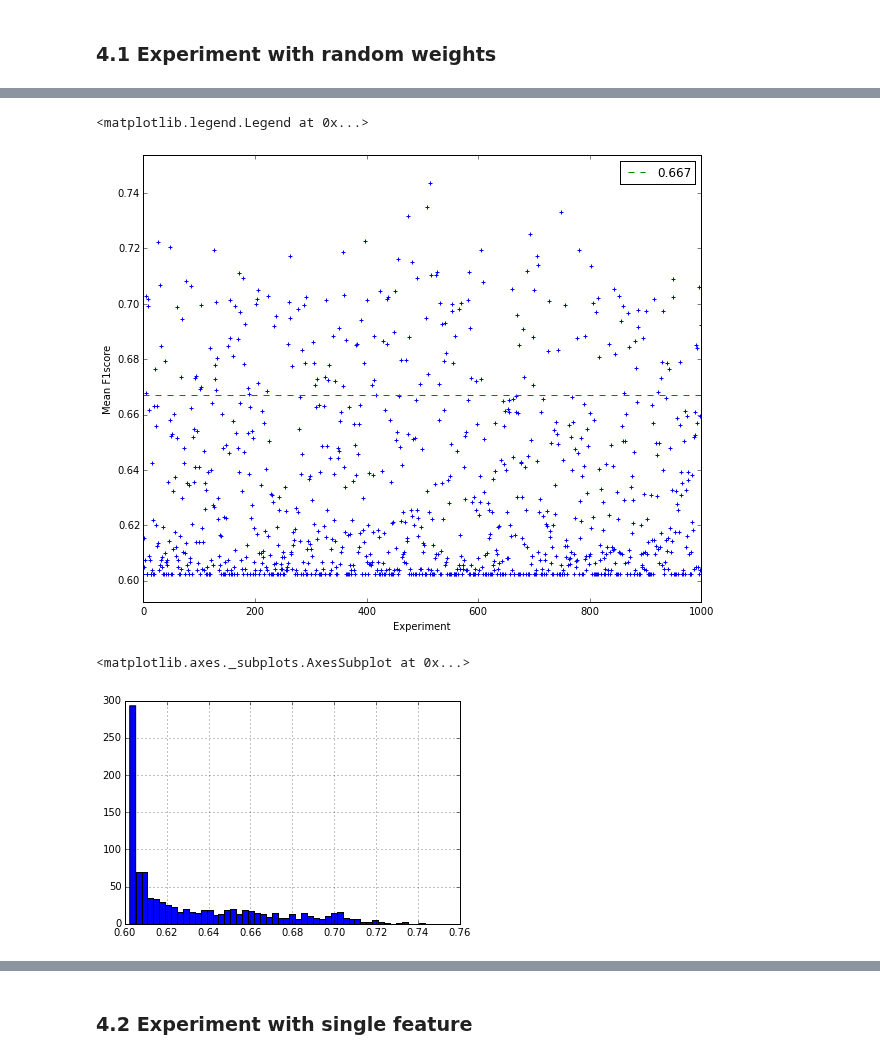
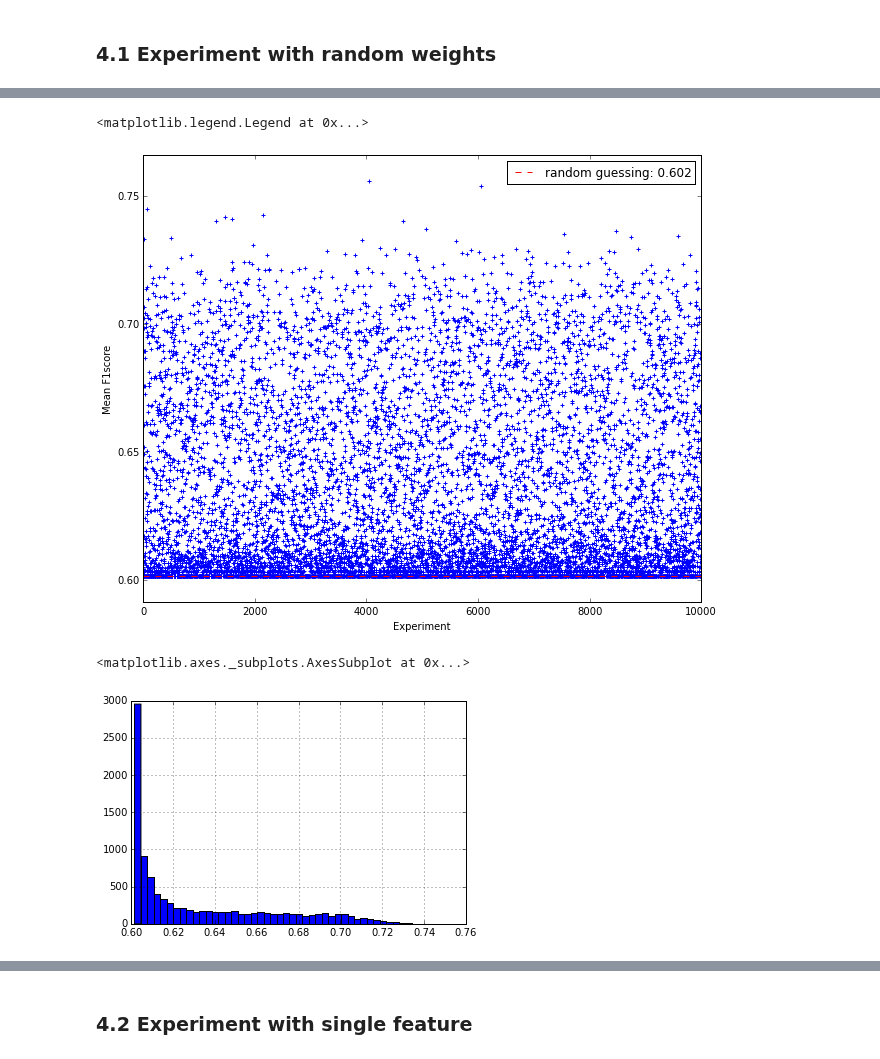
Before and after one commit to chengsoonong/digbeta, a Jupyter notebook: tour/experiment.ipynb, the cells around one changed output, grey strips where cells are left out. Cells and saved outputs as stored; diff of their text form; code cells hidden in the pictures.

Commit message:
set random seed, add real random guessing F1score, dump poi/sequence/features using pandas/pickle, 1e4 random weights, boxplot with single feature experiment

```diff
--- a/tour/experiment.ipynb
+++ b/tour/experiment.ipynb
@@ -627,12 +671,25 @@ seq_info = [(seqid, j) for seqid in train_set for j in range(len(enum_seqs[seqid
+# %%
+train_set1 = pickle.load(open(ftrain, 'rb'))
+if (np.array(sorted(train_set1)) == np.array(sorted(train_set))).all() and os.path.exists(ffeatures_train):
+    doCompute = False
+# %%
+all_features = None
 # %%
-# all CPUs but one are used
-all_features = Parallel\
-               (n_jobs=-2)\
-               (delayed\
-               (calc_features)\
-               (seq_user.loc[x[0]].iloc[0], enum_seqs[x[0]][x[1]], poi_all, user_interest, \
-                log10_trans_mat, poi_dist_mat, poi_rdist_mat) \
-               for x in seq_info)
+if doCompute:
+    #[(seqid, seqidx_in_enum_seqs_dict)]
+    seq_info = [(seqid, j) for seqid in train_set for j in range(len(enum_seqs[seqid]))]
+    # all CPUs but one are used
+    all_features = Parallel\
+                   (n_jobs=-2)\
+                   (delayed\
+                   (calc_features)\
+                   (seq_user.loc[x[0]].iloc[0], enum_seqs[x[0]][x[1]], poi_all, user_interest, \
+                    log10_trans_mat, poi_dist_mat, poi_rdist_mat) \
+                   for x in seq_info)
+    pickle.dump(all_features, open(ffeatures_train, 'wb'))
+else:
+    # load features
+    all_features = pickle.load(open(ffeatures_train, 'rb'))
 # %%
 print(len(all_features))
 # %% [output]
@@ -685,7 +748,7 @@ print(features_mat.shape)
 # %% [markdown]
 ### 4.1 Experiment with random weights
 # %%
-N = 1000
+N = 10000
 rand_weights = np.zeros((N, nfeatures), dtype=np.float64)
 rand_F1scores = np.zeros(N, dtype=np.float64)
 # %%
@@ -706,20 +769,20 @@ min avgF1: 0.60234375 , weights: [ 0.78041412 -0.18633491 -0.7287931  -0.4250740
 # %%
 plt.figure(figsize=[10, 8])
-plt.xlim([0, 1000])
-plt.ylim([F1scores.min()-0.01, max(F1scores.max(), 0.667)+0.01])
+plt.xlim([0, N])
+plt.ylim([rand_F1scores.min()-0.01, max(rand_F1scores.max(), randF1)+0.01])
 plt.xlabel('Experiment')
 plt.ylabel('Mean F1score')
-plt.plot([0, 1000], [0.667, 0.667], color='g', linestyle='--', label='0.667')
-plt.scatter([range(N)], F1scores, marker='+')
+plt.plot([0, N], [randF1, randF1], color='r', linestyle='--', label='random guessing: ' + str(round(randF1,3)))
+plt.scatter([range(N)], rand_F1scores, marker='+')
 plt.legend()
 # %% [output]
 <matplotlib.legend.Legend at 0x...>
-[figure, old version]
+[figure, new version]
 # %%
-pd.Series(F1scores).hist(bins=50)
+pd.Series(rand_F1scores).hist(bins=50)
 # %% [output]
 <matplotlib.axes._subplots.AxesSubplot at 0x...>
-[figure, old version]
+[figure, new version]
 # %% [markdown]
 <a id='sec4.2'></a>
 # %% [markdown]
```
Also changed, not shown: parts of 52 cells of this notebook.
